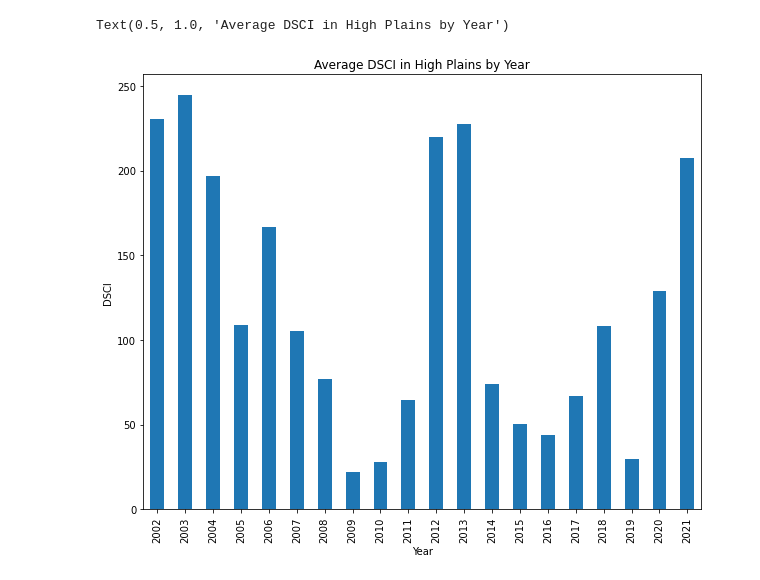
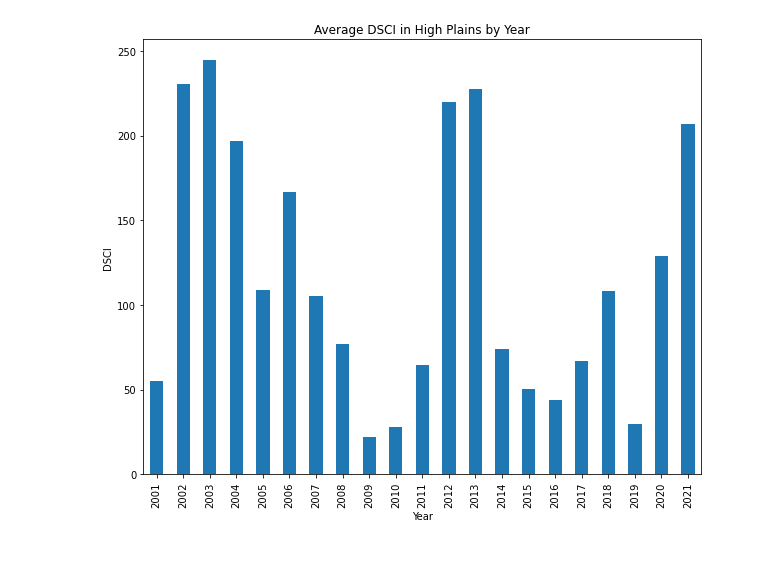
Before and after one commit to sqnguyen00/project-5-repo, a Jupyter notebook: model_2_eda.ipynb, the cells around one changed output. Drawn from its saved outputs; the diff is of its cells as text; code cells hidden in the pictures.

```diff
--- a/model_2_eda.ipynb
+++ b/model_2_eda.ipynb
@@ -43,5 +53,13 @@ high_plains = regions[regions['Name'] == 'High Plains']
 # %%
-high_plains['MapDate'] = pd.to_datetime(high_plains['MapDate'], format = '%Y%m%d')
+def to_dt(reg):
+    reg['MapDate'] = pd.to_datetime(reg['MapDate'], format = '%Y%m%d')
+
+to_dt(high_plains)
+to_dt(midwest)
+to_dt(northeast)
+to_dt(south)
+to_dt(southeast)
+to_dt(west)
 # %% [output]
 A value is trying to be set on a copy of a slice from a DataFrame.
 Try using .loc[row_indexer,col_indexer] = value instead
@@ -60,2 +77,0 @@ high_plains.head()
-# %%
-high_plains.drop([0, 1], inplace = True)
@@ -69,8 +152,10 @@ high_plains_dsci = high_plains.groupby(high_plains['MapDate'].dt.year)['DSCI'].m
 # %%
-high_plains_dsci.plot(kind = 'bar', figsize = (10, 8))
-plt.xlabel("Year")
-plt.ylabel("DSCI")
-plt.title('Average DSCI in High Plains by Year')
+def plot_avg_dsci(reg):
+    years = reg.groupby(reg['MapDate'].dt.year)['DSCI'].mean()
+    years.plot(kind = 'bar', figsize = (10, 8))
+    plt.xlabel("Year")
+    plt.ylabel("DSCI")
+    plt.title(f'Average DSCI in {reg["Name"].iloc[1]} by Year')
+plot_avg_dsci(high_plains)
 # %% [output]
-Text(0.5, 1.0, 'Average DSCI in High Plains by Year')
-[figure, old version]
+[figure, new version]
```
Also changed, not shown: parts of 31 cells of this notebook, 5 other files.
